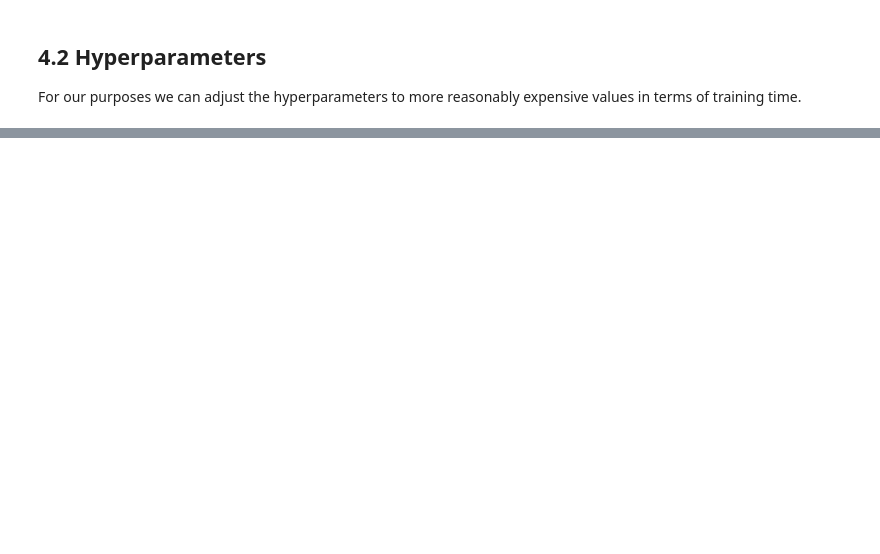
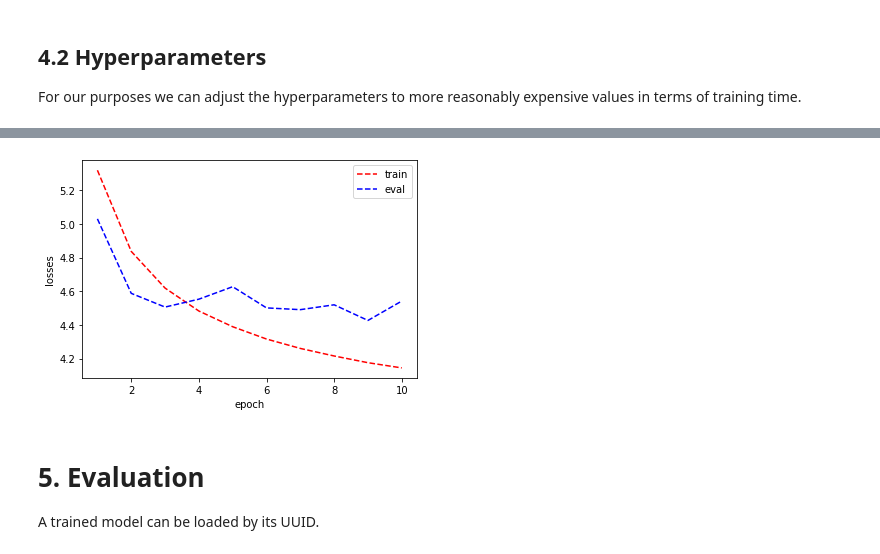
Before and after one commit to Dagobert42/NMT-Attention, a Jupyter notebook: Neural_Machine_Translation_with_Attention.ipynb, the cells around one changed output, grey strips where cells are left out. Cells and saved outputs as stored; diff of their text form; code cells hidden in the pictures; blank space fills up the shorter version.

```diff
--- a/Neural_Machine_Translation_with_Attention.ipynb
+++ b/Neural_Machine_Translation_with_Attention.ipynb
@@ -478,13 +542,13 @@ val_batches = DataLoader(val_sorted, batch_size=BATCH_SIZE,
 For our purposes we can adjust the hyperparameters to more reasonably expensive values in terms of training time.
 # %%
 #@markdown Model Parameters
-EMBEDDING_DIM =  64#@param {type:"integer"}
-HIDDEN_DIM =  128#@param {type:"integer"}
-ATTENION_DIM =  64#@param {type:"integer"}
+EMBEDDING_DIM =   32#@param {type:"integer"}
+HIDDEN_DIM =   64#@param {type:"integer"}
+ATTENION_DIM =   40#@param {type:"integer"}
 DROPOUT = 0.5 #@param {type:"number"}
 #@markdown Training Parameters
-EPOCHS = 5 #@param {type:"integer"}
+EPOCHS =   10#@param {type:"integer"}
 RHO = 0.95 #@param {type:"number"}
 EPSILON = 0.000001 #@param {type:"number"}
-LEARNING_RATE = 0.01 #@param {type:"number"}
+LEARNING_RATE = 0.005 #@param {type:"number"}
 GRADIENT_CLIP = 1 #@param {type:"number"}
@@ -520,11 +595,11 @@ n_parameters = sum(p.numel() for p in model.parameters() if p.requires_grad)
 print(f'The model has {n_parameters} trainable parameters:')
 print(model)
 
-use_adadelta = False #@param {type:"boolean"}
-if use_adadelta:
+USE_ADADELTA = False #@param {type:"boolean"}
+if USE_ADADELTA:
     optimizer = optim.Adadelta(model.parameters(), lr=1.0, rho=RHO, eps=EPSILON)
 else:
     optimizer = optim.Adam(model.parameters(), lr=LEARNING_RATE)
-loss_func = nn.CrossEntropyLoss(ignore_index=de_vocab.words['<P>'].id)
+loss_func = nn.CrossEntropyLoss(ignore_index=3)
 # %% [output]
 Initialized weights...
@@ -612,10 +701,21 @@ def time_since(start):
 # %%
 print("Begin training...")
 start_time = time.time()
+epoch_losses = []
+eval_losses = []
+lowest_loss = math.inf
 for epoch in range(EPOCHS):
-    print(f'[Epoch: {epoch+1}] @', datetime.now().strftime("%H:%M:%S"))
-    train_loss = train(model, train_batches, optimizer, loss_func, GRADIENT_CLIP)
-    print('\n[time elapsed: {} loss: {:.4f}]'.format(time_since(start_time), epoch, train_loss))
+    print(f'Epoch: {epoch+1} @', datetime.now().strftime("%H:%M:%S"))
+    epoch_loss = train(model, train_batches, optimizer, loss_func, GRADIENT_CLIP)
+    print('')
+    eval_loss = evaluate(model, val_batches, loss_func)
+    print('\n[time elapsed: {}]'.format(time_since(start_time)))
+    if eval_loss < lowest_loss:
+        lowest_loss = eval_loss
+        id = uuid.uuid1()
+        torch.save(model.state_dict(), str(id) + '.pt')
+    epoch_losses.append(epoch_loss)
+    eval_losses.append(eval_loss)
 print("Training finished...")
 # %% [output]
 Begin training...
@@ -626,0 +738,18 @@ torch.save(model.state_dict(), id)
+# %%
+def plot_losses(train_losses, eval_losses, name='losses', epochs=EPOCHS):
+    x = range(1, epochs+1)
+    plt.plot(x, train_losses, 'r--', label='train')
+    plt.plot(x, eval_losses, 'b--', label='eval')
+    plt.ylabel('losses')
+    plt.xlabel('epoch')
+    plt.legend()
+    plt.savefig(name + '.png', dpi=200)
+    plt.show()
+
+plot_losses(epoch_losses, eval_losses)
+# %% [output]
+[figure, added]
+# %% [markdown]
+# 5. Evaluation
+
+A trained model can be loaded by its UUID.
```
Also changed, not shown: parts of 39 cells of this notebook.
